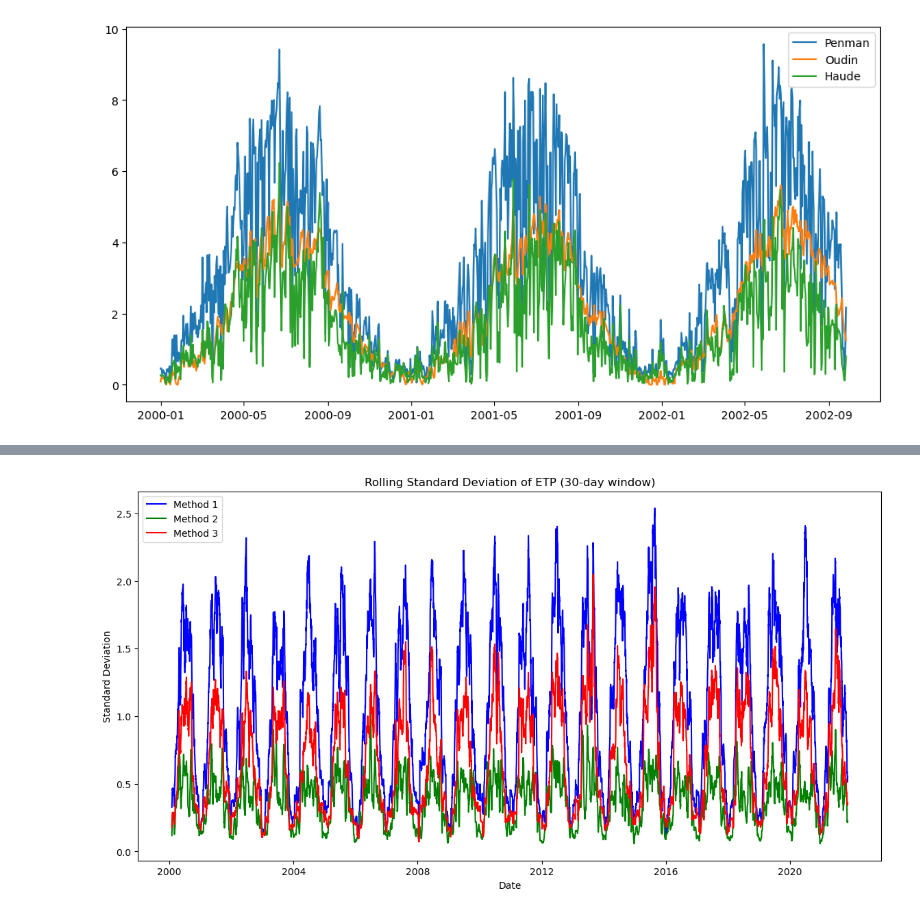
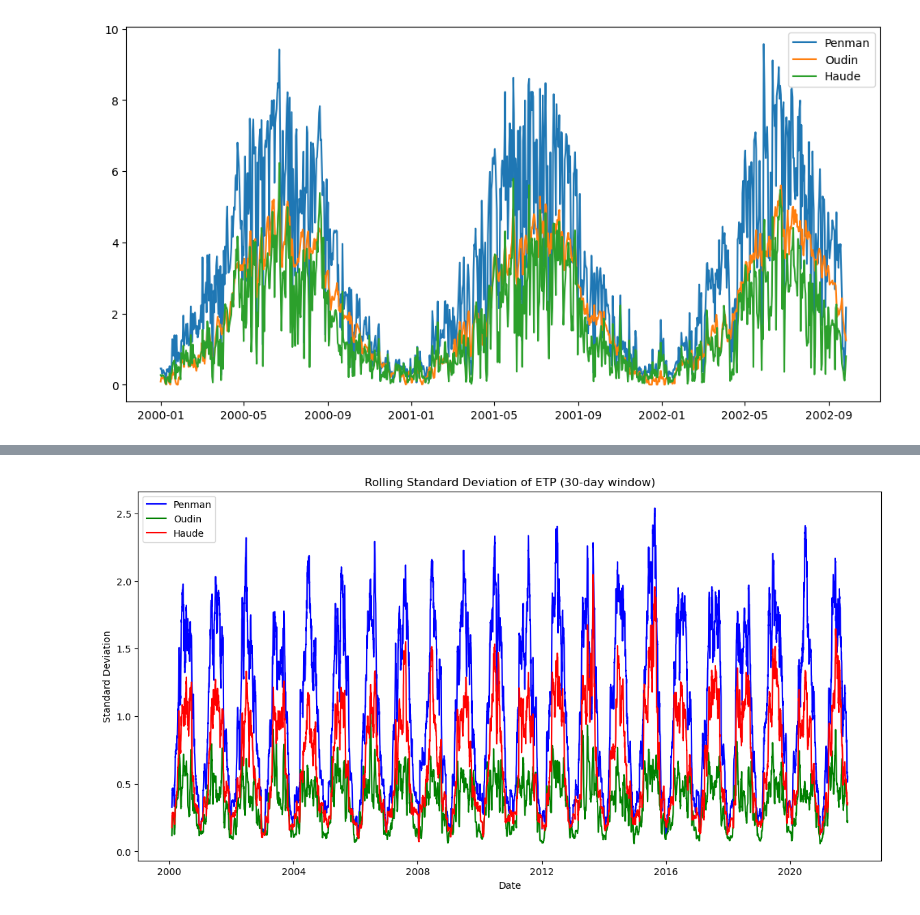
Before and after one commit to matthias1996/evap_py, a Jupyter notebook: notebooks/pyet_3m.ipynb, the cells around one changed output, grey strips where cells are left out. Cells and saved outputs as stored; diff of their text form; code cells hidden in the pictures.

```diff
--- a/notebooks/pyet_3m.ipynb
+++ b/notebooks/pyet_3m.ipynb
@@ -5,7 +5,7 @@ import matplotlib.pyplot as plt
 import pyet as pyet
 # %%
 #read data
-data_16412 = pd.read_csv('penman/klima_daily.csv', index_col=1, parse_dates=True)
+data_16412 = pd.read_csv('../data/klima_daily.csv', index_col=1, parse_dates=True)
 data_16412
 # %% [output]
 |  | station | strahl | rel | t | tmax | tmin | vv |
@@ -123,17 +123,17 @@ plt.show()
 # %%
 # Calculate rolling standard deviation with a window size (e.g., 30 days)
 rolling_std_1 = pyet_penman.rolling(window=30).std()
 rolling_std_2 = pyet_oudin.rolling(window=30).std()
 rolling_std_3 = pyet_haude.rolling(window=30).std()
 
 plt.figure(figsize=(14, 7))
-plt.plot(rolling_std_1, label='Method 1', color='blue')
-plt.plot(rolling_std_2, label='Method 2', color='green')
-plt.plot(rolling_std_3, label='Method 3', color='red')
+plt.plot(rolling_std_1, label='Penman', color='blue')
+plt.plot(rolling_std_2, label='Oudin', color='green')
+plt.plot(rolling_std_3, label='Haude', color='red')
 plt.title('Rolling Standard Deviation of ETP (30-day window)')
 plt.xlabel('Date')
 plt.ylabel('Standard Deviation')
 plt.legend()
 plt.show()
 # %% [output]
-[figure, old version]
+[figure, new version]
```
Also changed, not shown: parts of 2 cells of this notebook, 4 other files.
